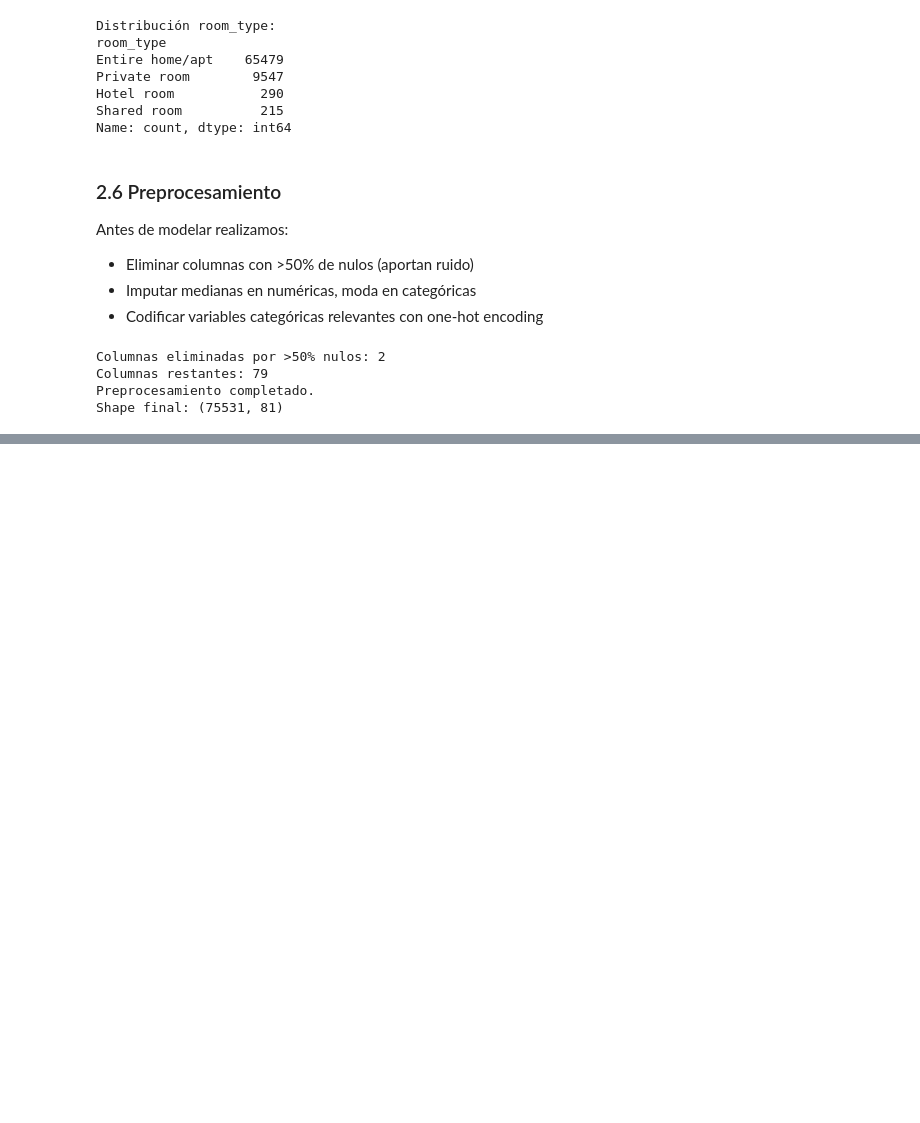
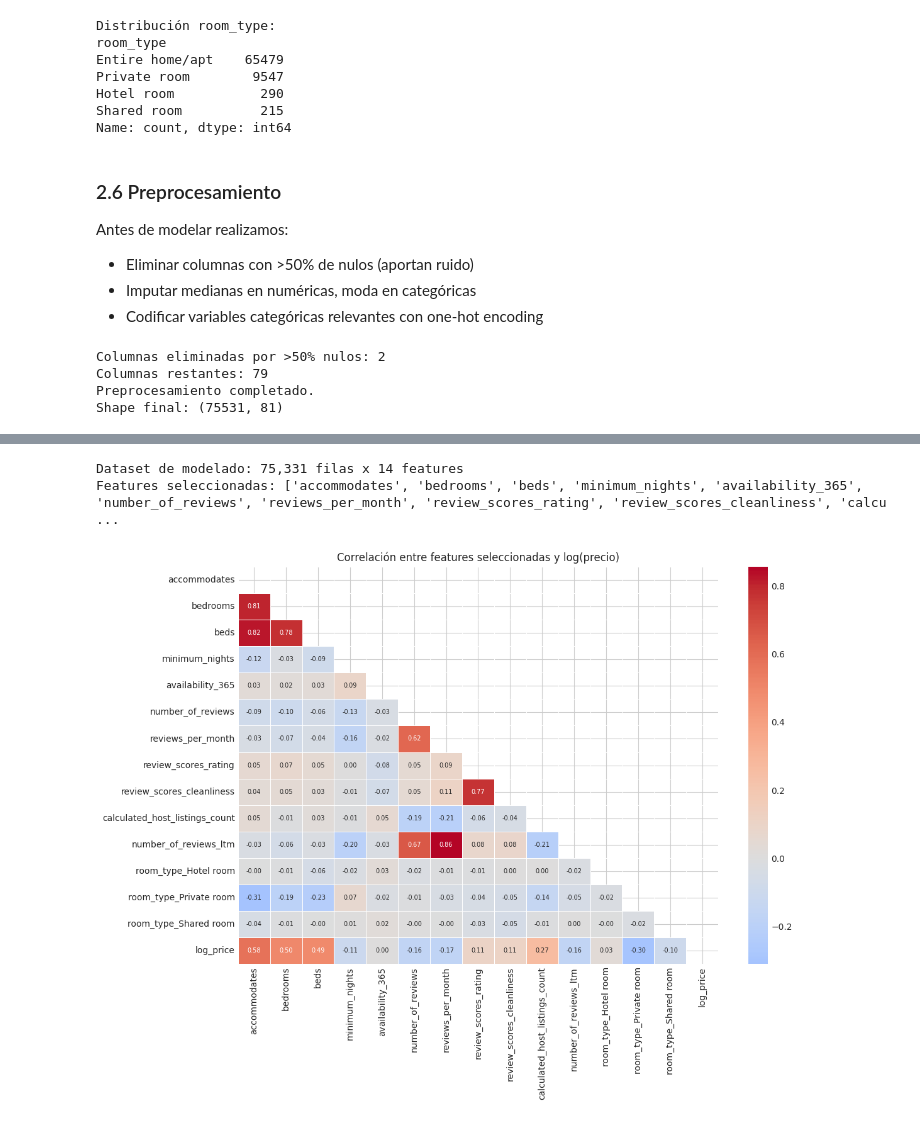
Before and after one commit to Jonialen/mineDatos-lab3, a Jupyter notebook: lab3.ipynb, the cells around one changed output, grey strips where cells are left out. Cells and saved outputs as stored; diff of their text form; code cells hidden in the pictures; blank space fills up the shorter version.

```diff
--- a/lab3.ipynb
+++ b/lab3.ipynb
@@ -296,0 +391,38 @@ Shape final: (75531, 81)
+# %%
+# Variables candidatas (numéricas con buena correlación + dummies de room_type)
+room_dummies = [c for c in df_clean.columns if c.startswith('room_type_')]
+
+feature_candidates = [
+    'accommodates', 'bedrooms', 'beds',
+    'minimum_nights', 'availability_365',
+    'number_of_reviews', 'reviews_per_month',
+    'review_scores_rating', 'review_scores_cleanliness',
+    'calculated_host_listings_count',
+    'number_of_reviews_ltm',
+] + room_dummies
+
+# Filtrar solo las que existen en df_clean
+feature_candidates = [c for c in feature_candidates if c in df_clean.columns]
+
+# Dataset de modelado: features + target
+df_model = df_clean[feature_candidates + ['log_price']].dropna().copy()
+print(f'Dataset de modelado: {df_model.shape[0]:,} filas x {len(feature_candidates)} features')
+print('Features seleccionadas:', feature_candidates)
+# %% [output]
+Dataset de modelado: 75,331 filas x 14 features
+Features seleccionadas: ['accommodates', 'bedrooms', 'beds', 'minimum_nights', 'availability_365', 'number_of_reviews', 'reviews_per_month', 'review_scores_rating', 'review_scores_cleanliness', 'calcu ...
+# %%
+# Heatmap de correlación entre features seleccionadas y log_price
+corr_matrix = df_model.corr()
+
+plt.figure(figsize=(12, 9))
+mask = np.zeros_like(corr_matrix, dtype=bool)
+mask[np.triu_indices_from(mask)] = True
+sns.heatmap(corr_matrix, mask=mask, annot=True, fmt='.2f',
+            cmap='coolwarm', center=0, linewidths=0.5,
+            annot_kws={'size': 7})
+plt.title('Correlación entre features seleccionadas y log(precio)')
+plt.tight_layout()
+plt.show()
+# %% [output]
+[figure, added]
```
Also changed, not shown: parts of 8 cells of this notebook.
